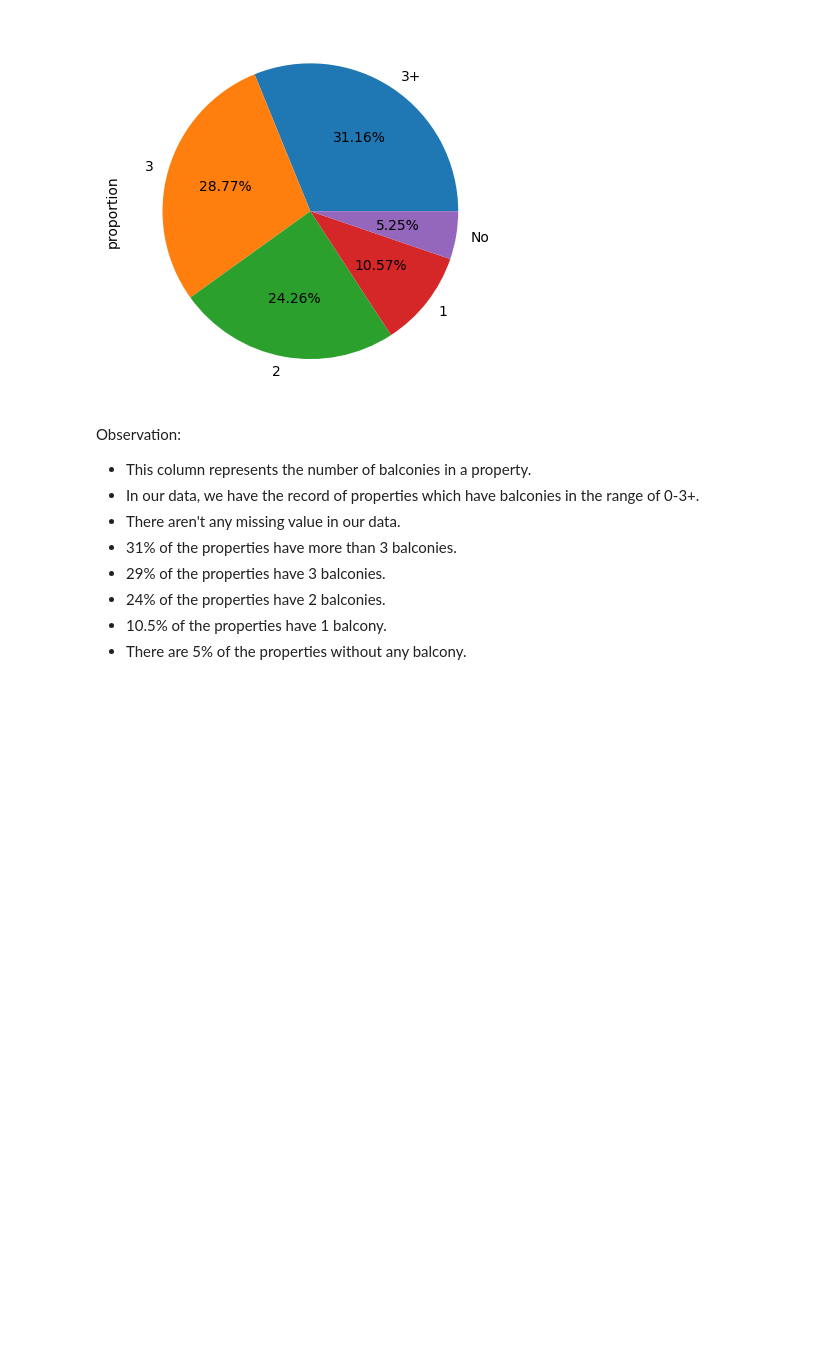
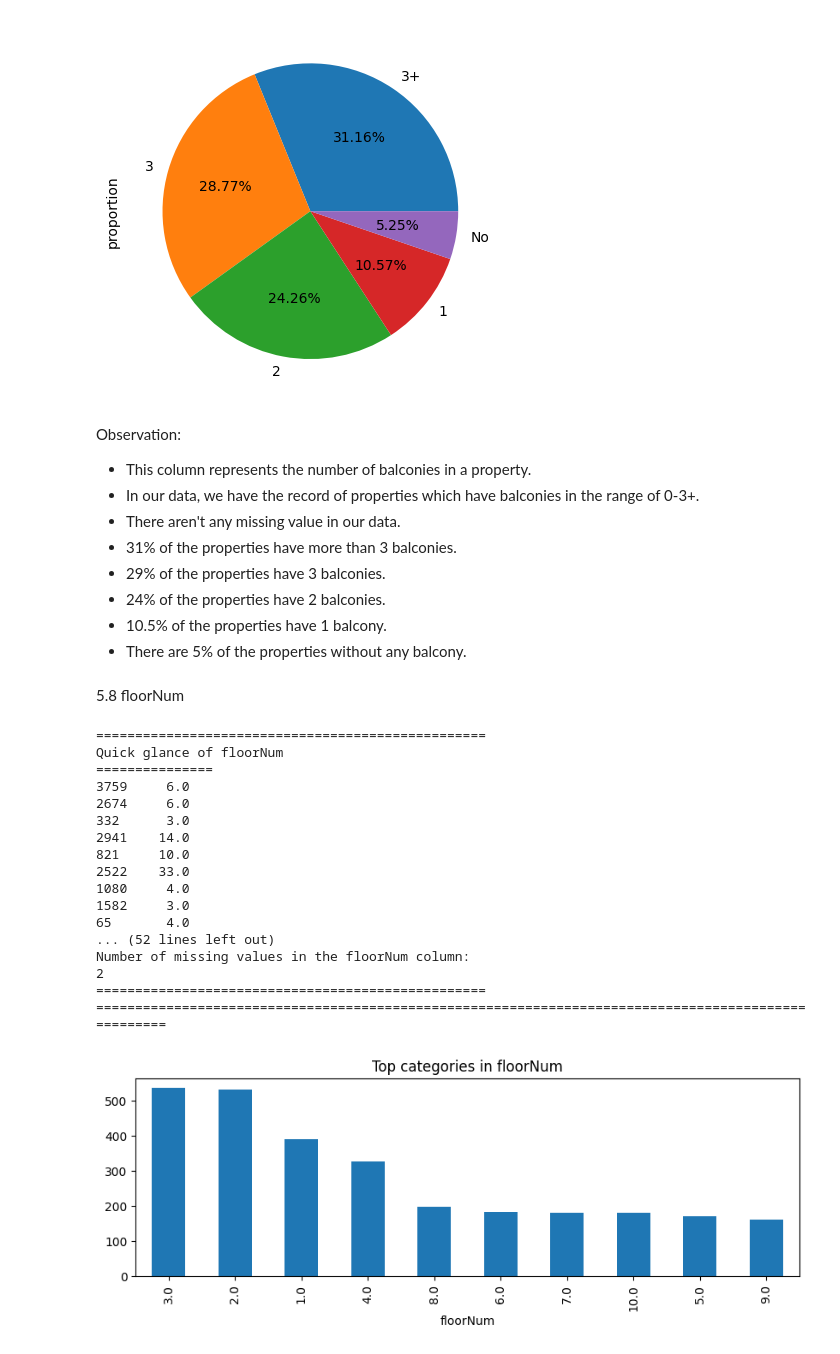
Before and after one commit to abhishek-saurav/real_estate_project, a Jupyter notebook: notebooks/exploratory_data_analysis.ipynb, the cells around one changed output. Cells and saved outputs as stored; diff of their text form; code cells hidden in the pictures; blank space fills up the shorter version.

```diff
--- a/notebooks/exploratory_data_analysis.ipynb
+++ b/notebooks/exploratory_data_analysis.ipynb
@@ -891,3 +894,26 @@ Observation:
 - 24% of the properties have 2 balconies.
 - 10.5% of the properties have 1 balcony.
 - There are 5% of the properties without any balcony.
+# %% [markdown]
+5.8 floorNum
+# %%
+cat_col_summary(data, 'floorNum')
+# %% [output]
+==================================================
+Quick glance of floorNum
+===============
+3759     6.0
+2674     6.0
+332      3.0
+2941    14.0
+821     10.0
+2522    33.0
+1080     4.0
+1582     3.0
+65       4.0
+... (52 lines left out)
+Number of missing values in the floorNum column:
+2
+==================================================
+====================================================================================================
+[figure, added]
```
Also changed, not shown: parts of 45 cells of this notebook, 4 other files.
